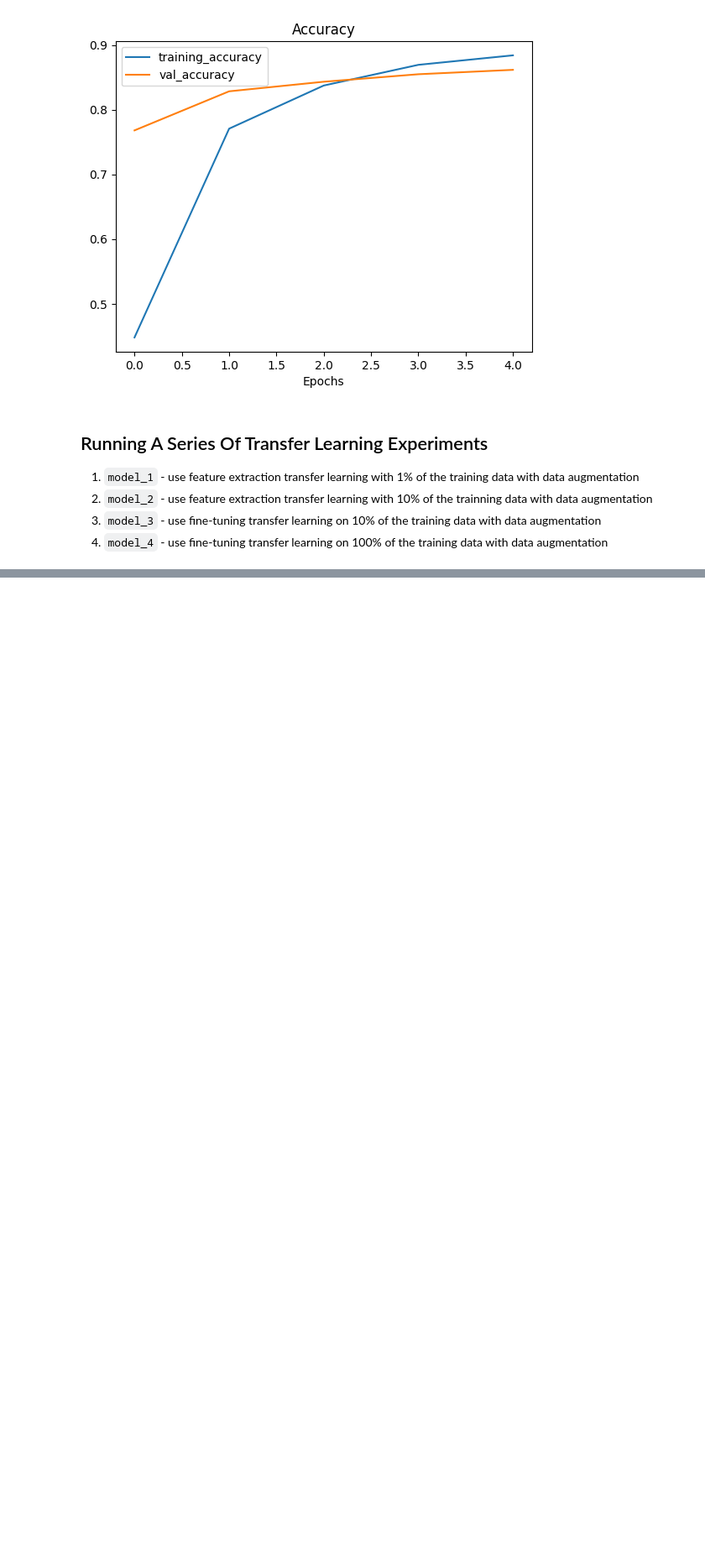
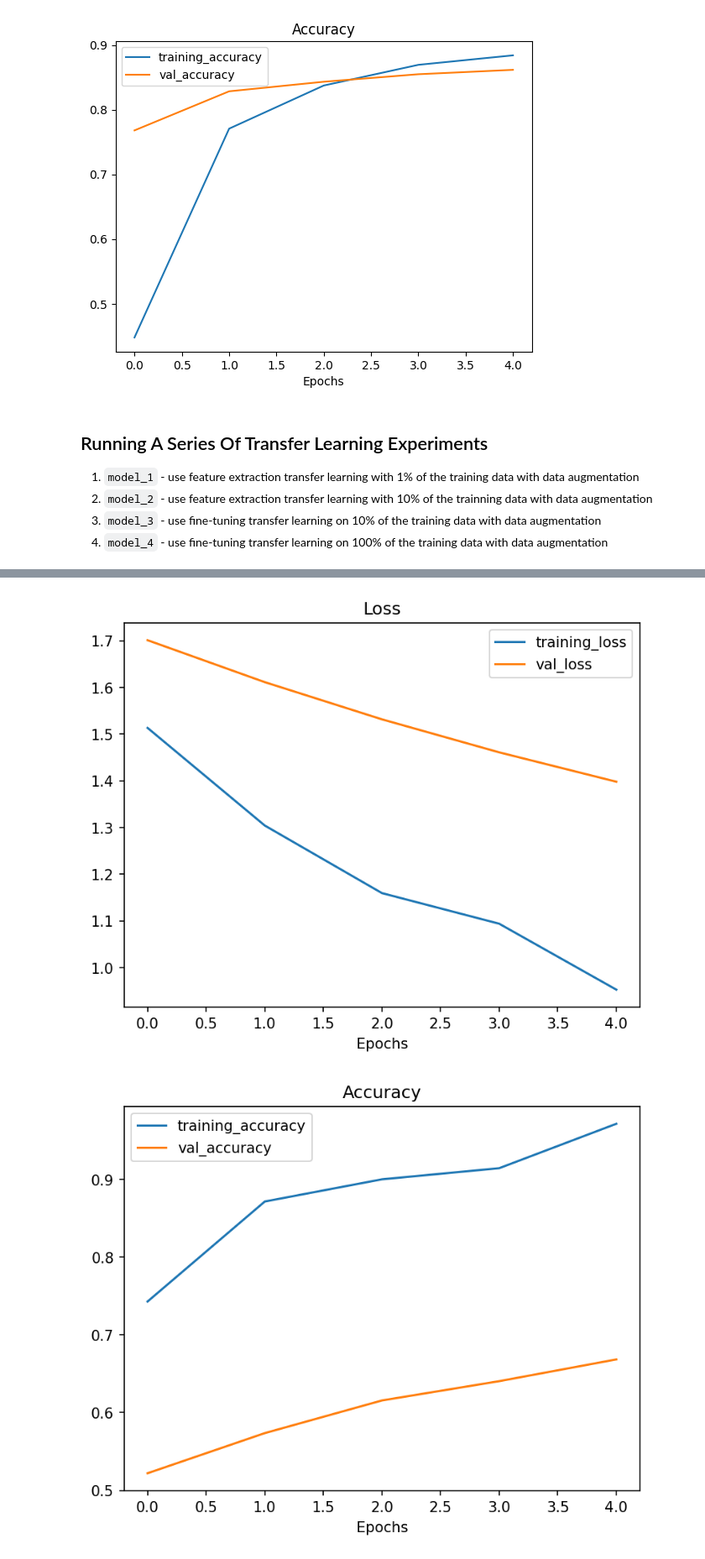
Before and after one commit to kshipra-jadav/ztm-dl, a Jupyter notebook: Transfer_Learning_with_TensorFlow_(Part_2)_ZTM.ipynb, the cells around one changed output, grey strips where cells are left out. Shown at 84% size. Cells and saved outputs as stored; diff of their text form; code cells hidden in the pictures; blank space fills up the shorter version.

```diff
--- a/Transfer_Learning_with_TensorFlow_(Part_2)_ZTM.ipynb
+++ b/Transfer_Learning_with_TensorFlow_(Part_2)_ZTM.ipynb
@@ -167,0 +277,6 @@ plot_loss_curves(model_0_history)
+# %%
+from tensorflow.keras.applications import EfficientNetB0
+
+input_size = (224, 224, 3)
+base_model = EfficientNetB0(include_top=False)
+base_model.trainable = False
@@ -167,0 +286,31 @@ plot_loss_curves(model_0_history)
+# %%
+from tensorflow.keras.layers import Input, GlobalAveragePooling2D, Dense
+
+inputs = Input(shape=input_size, name="input_layer")
+
+x = data_augmentation(inputs)
+
+x = base_model(x, training=False)
+
+x = GlobalAveragePooling2D(name="global_avg_pooling")(x)
+
+outputs = Dense(10, activation="softmax", name="output_layer")(x)
+# %%
+from tensorflow.keras import Model
+from helper_functions import create_tensorboard_callback
+
+model_1 = Model(inputs, outputs, name="model_1")
+
+model_1.compile(
+    optimizer="adam",
+    loss="categorical_crossentropy",
+    metrics=["accuracy"]
+)
+
+model_1_1pc_history = model_1.fit(train_data_1pc,
+                                  validation_data=test_data,
+                                  epochs=5,
+                                  callbacks=[create_tensorboard_callback(
+                                      dir_name="transfer_learning",
+                                      experiment_name="model_1_1pc_data_aug"
+                                  )])
@@ -167,0 +330,6 @@ plot_loss_curves(model_0_history)
+# %%
+from helper_functions import plot_loss_curves
+plot_loss_curves(model_1_1pc_history)
+# %% [output]
+[figure, added]
+[figure, added]
```
Also changed, not shown: parts of 14 cells of this notebook.
